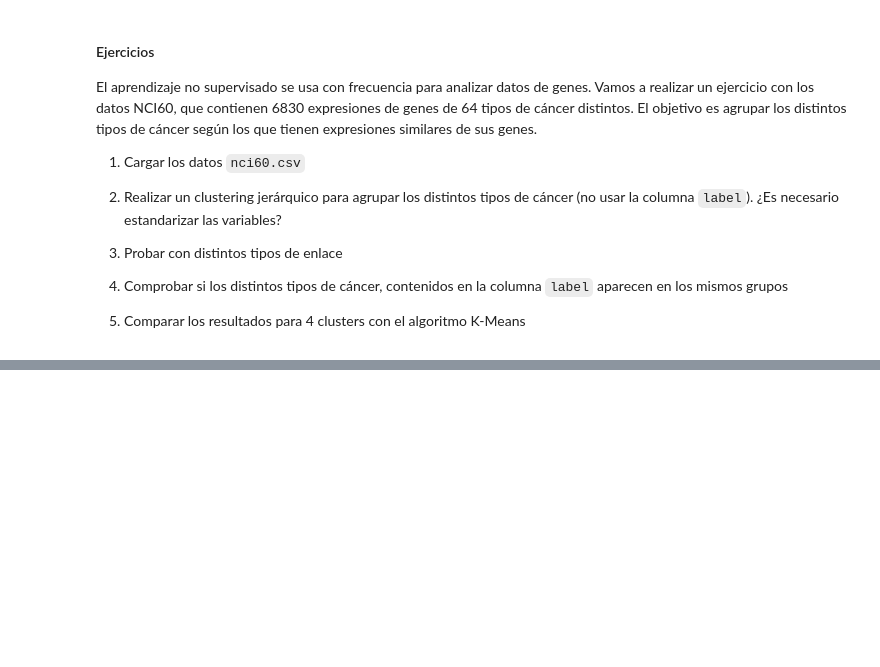
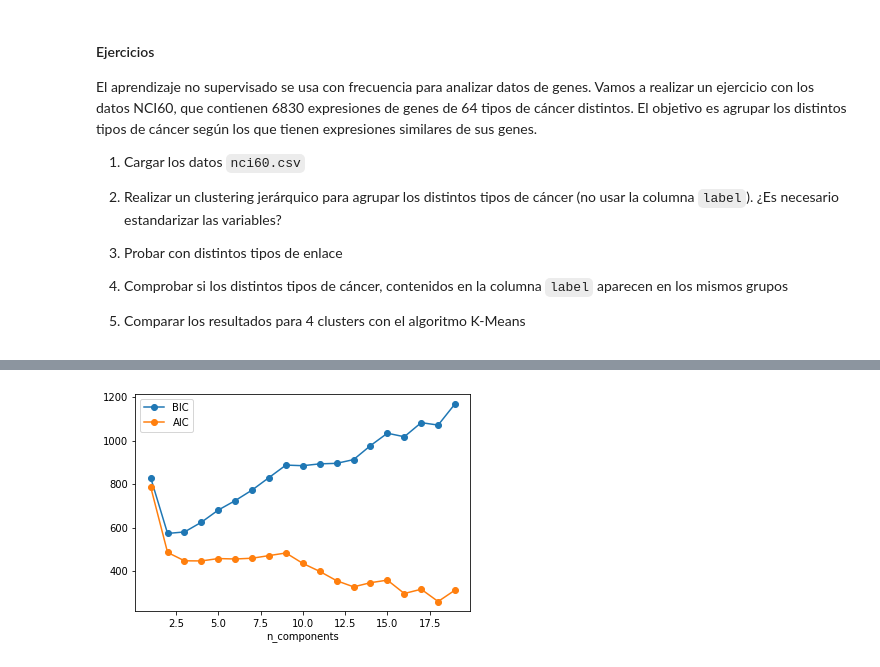
Before and after one commit to albertotb/curso-cluster, a Jupyter notebook: notebooks/04-clustering.ipynb, the cells around one changed output, grey strips where cells are left out. Saved outputs shown, nothing was run; the diff lists cells and outputs as text; code cells hidden in the pictures; blank space fills up the shorter version.

```diff
--- a/notebooks/04-clustering.ipynb
+++ b/notebooks/04-clustering.ipynb
@@ -258,0 +439,21 @@ En este ejercicio vamos a usar datos de una encuesta a estudiantes de ciencias p
+# %%
+from sklearn.mixture import GaussianMixture
+
+iris = pd.read_csv("../data/iris.csv")
+X = iris.drop(columns="variety")
+
+n_components = range(1, 20)
+bic_list = []
+aic_list = []
+for k in n_components:
+    gm = GaussianMixture(k, covariance_type='full', random_state=0)
+    gm.fit(X)
+    bic_list.append(gm.bic(X))
+    aic_list.append(gm.aic(X))
+
+plt.plot(n_components, bic_list, "o-", label='BIC')
+plt.plot(n_components, aic_list, "o-", label='AIC')
+plt.legend(loc='best')
+plt.xlabel('n_components');
+# %% [output]
+[figure, added]
```
Also changed, not shown: parts of 29 cells of this notebook, 8 other files.
